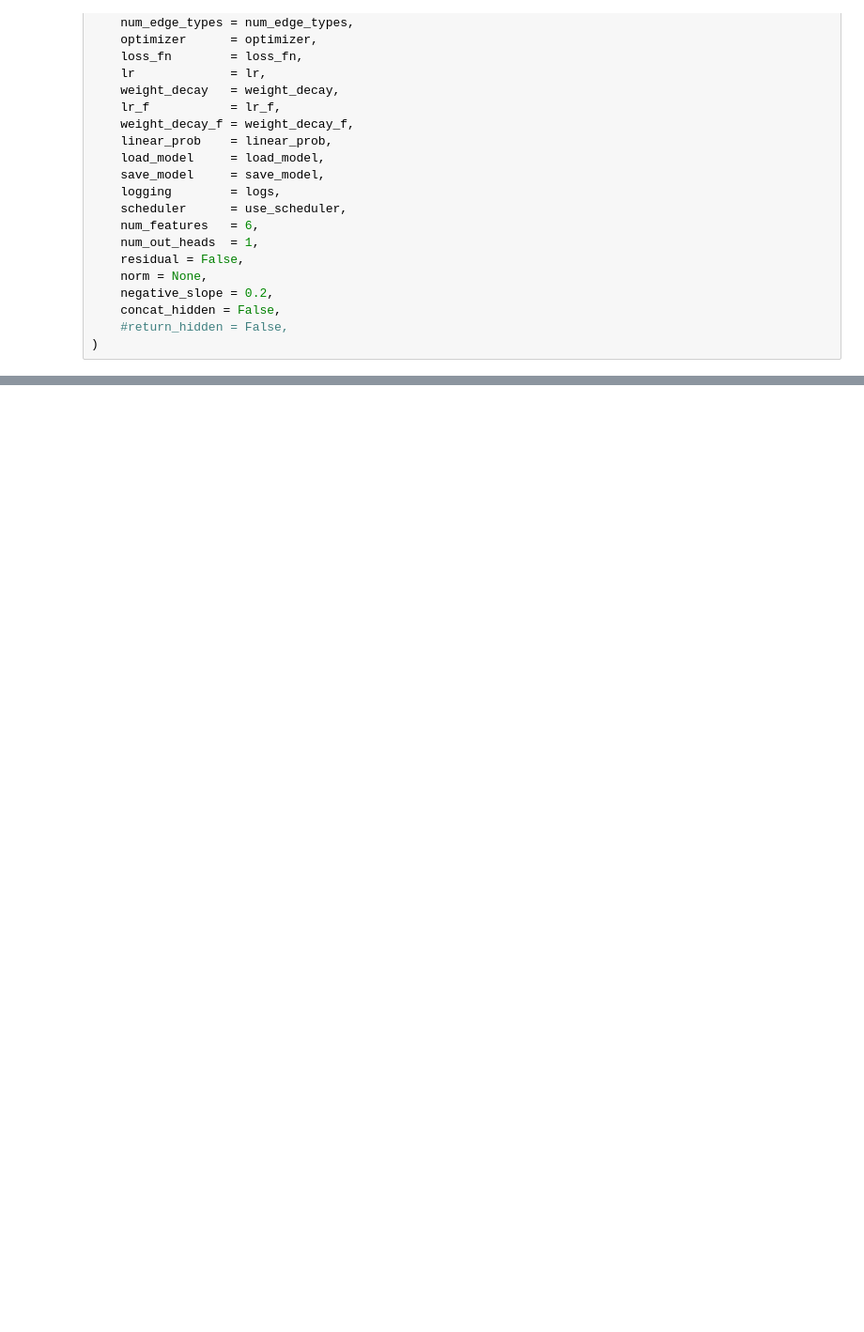
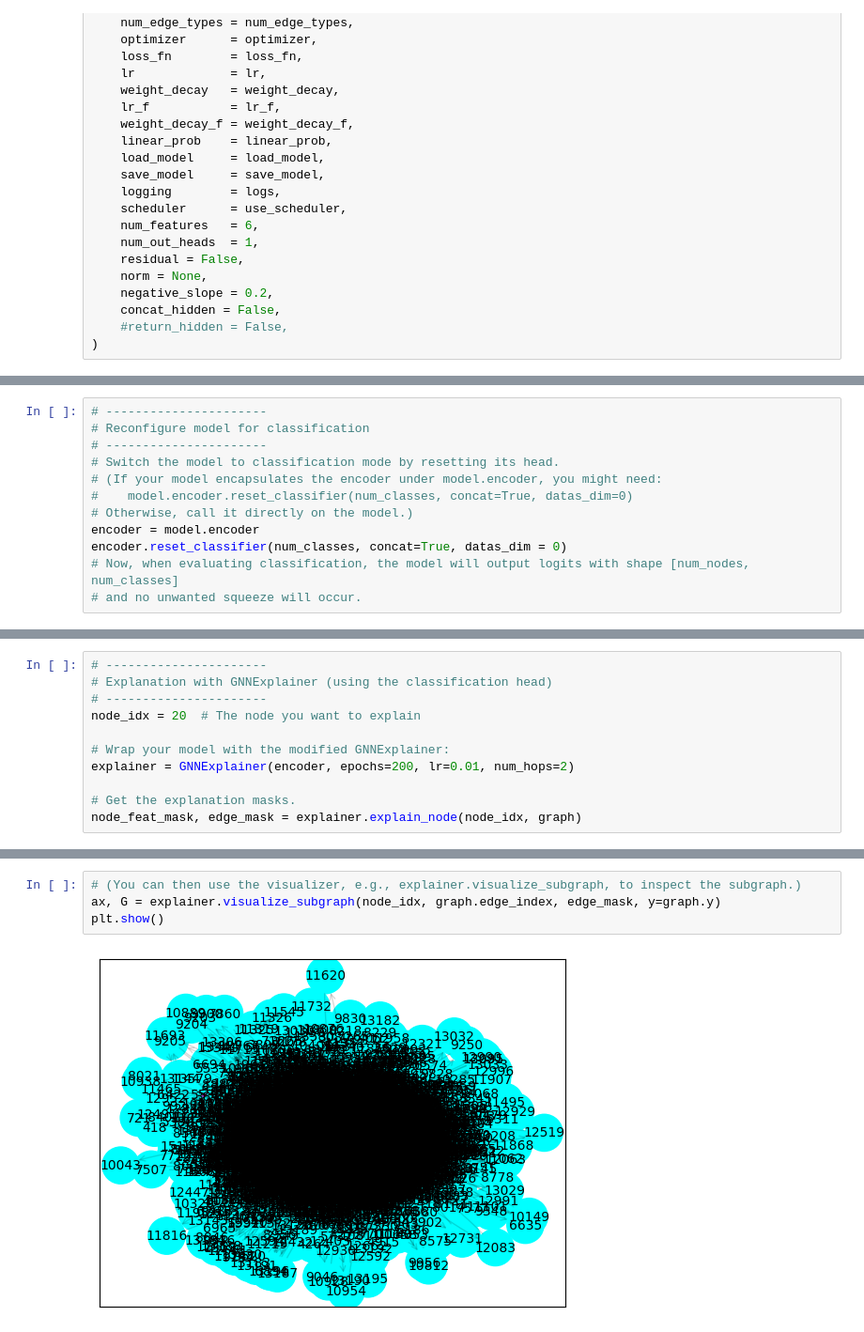
Before and after one commit to martina-occhetta/MORGaN, a Jupyter notebook: notebooks/06_explainer.ipynb, the cells around one changed output, grey strips where cells are left out. Shown: that part at 94% size. Drawn from its saved outputs; the diff is of its cells as text; blank space fills up the shorter version.

Commit message:
explainability

```diff
--- a/notebooks/06_explainer.ipynb
+++ b/notebooks/06_explainer.ipynb
@@ -176,0 +132,12 @@ graph.x.shape[0]
+# %%
+# ----------------------
+# Reconfigure model for classification
+# ----------------------
+# Switch the model to classification mode by resetting its head.
+# (If your model encapsulates the encoder under model.encoder, you might need:
+#    model.encoder.reset_classifier(num_classes, concat=True, datas_dim=0)
+# Otherwise, call it directly on the model.)
+encoder = model.encoder
+encoder.reset_classifier(num_classes, concat=True, datas_dim = 0)
+# Now, when evaluating classification, the model will output logits with shape [num_nodes, num_classes]
+# and no unwanted squeeze will occur.
@@ -176,0 +150,11 @@ graph.x.shape[0]
+# %%
+# ----------------------
+# Explanation with GNNExplainer (using the classification head)
+# ----------------------
+node_idx = 20  # The node you want to explain
+
+# Wrap your model with the modified GNNExplainer:
+explainer = GNNExplainer(encoder, epochs=200, lr=0.01, num_hops=2)
+
+# Get the explanation masks.
+node_feat_mask, edge_mask = explainer.explain_node(node_idx, graph)
@@ -176,0 +179,6 @@ graph.x.shape[0]
+# %%
+# (You can then use the visualizer, e.g., explainer.visualize_subgraph, to inspect the subgraph.)
+ax, G = explainer.visualize_subgraph(node_idx, graph.edge_index, edge_mask, y=graph.y)
+plt.show()
+# %% [output]
+[figure, added]
```
Also changed, not shown: parts of 11 cells of this notebook, 2 other files.
